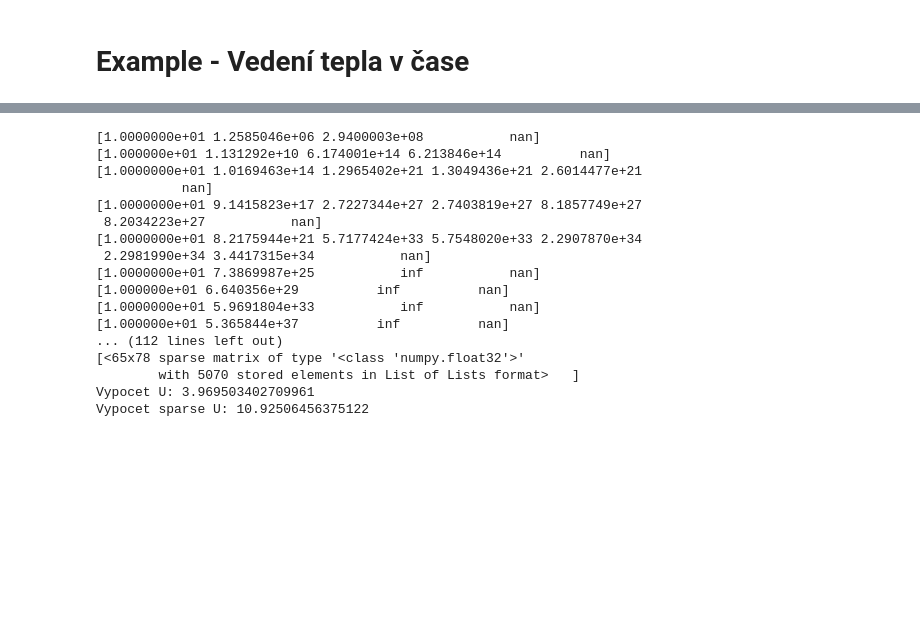
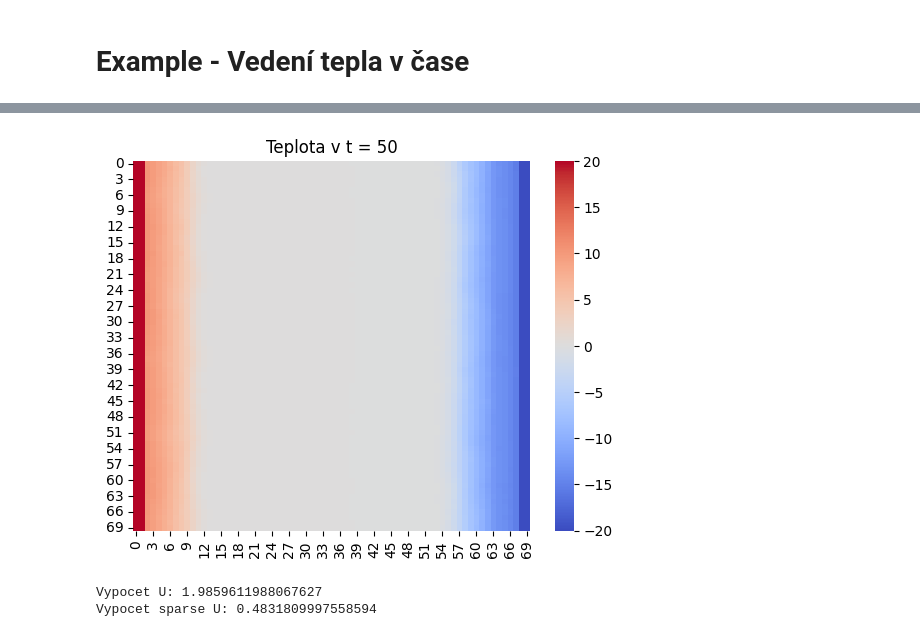
Before and after one commit to koc0326/projekt_vvp, a Jupyter notebook: examples.ipynb, the cells around one changed output, grey strips where cells are left out. Drawn from its saved outputs; the diff is of its cells as text; code cells hidden in the pictures; blank space fills up the shorter version.

```diff
--- a/examples.ipynb
+++ b/examples.ipynb
@@ -83,20 +83,9 @@ projekt.run_u(S,co,postup,start,stop,dt,dx,dy)
+# %%
+projekt.run_u_sparse(S,co,stop,dt,dx,dy)
+# %% [output]
+[figure, added]
 # %%
-projekt.porovnej(S,start,stop,dt,dx,dy)
+projekt.porovnej(S,50,dt,dx,dy)
 # %% [output]
-[1.0000000e+01 1.2585046e+06 2.9400003e+08           nan]
-[1.000000e+01 1.131292e+10 6.174001e+14 6.213846e+14          nan]
-[1.0000000e+01 1.0169463e+14 1.2965402e+21 1.3049436e+21 2.6014477e+21
-           nan]
-[1.0000000e+01 9.1415823e+17 2.7227344e+27 2.7403819e+27 8.1857749e+27
- 8.2034223e+27           nan]
-[1.0000000e+01 8.2175944e+21 5.7177424e+33 5.7548020e+33 2.2907870e+34
- 2.2981990e+34 3.4417315e+34           nan]
-[1.0000000e+01 7.3869987e+25           inf           nan]
-[1.000000e+01 6.640356e+29          inf          nan]
-[1.0000000e+01 5.9691804e+33           inf           nan]
-[1.000000e+01 5.365844e+37          inf          nan]
-... (112 lines left out)
-[<65x78 sparse matrix of type '<class 'numpy.float32'>'
-        with 5070 stored elements in List of Lists format>   ]
-Vypocet U: 3.969503402709961
-Vypocet sparse U: 10.92506456375122
+Vypocet U: 1.9859611988067627
+Vypocet sparse U: 0.4831809997558594
```
Also changed, not shown: parts of 8 cells of this notebook.
